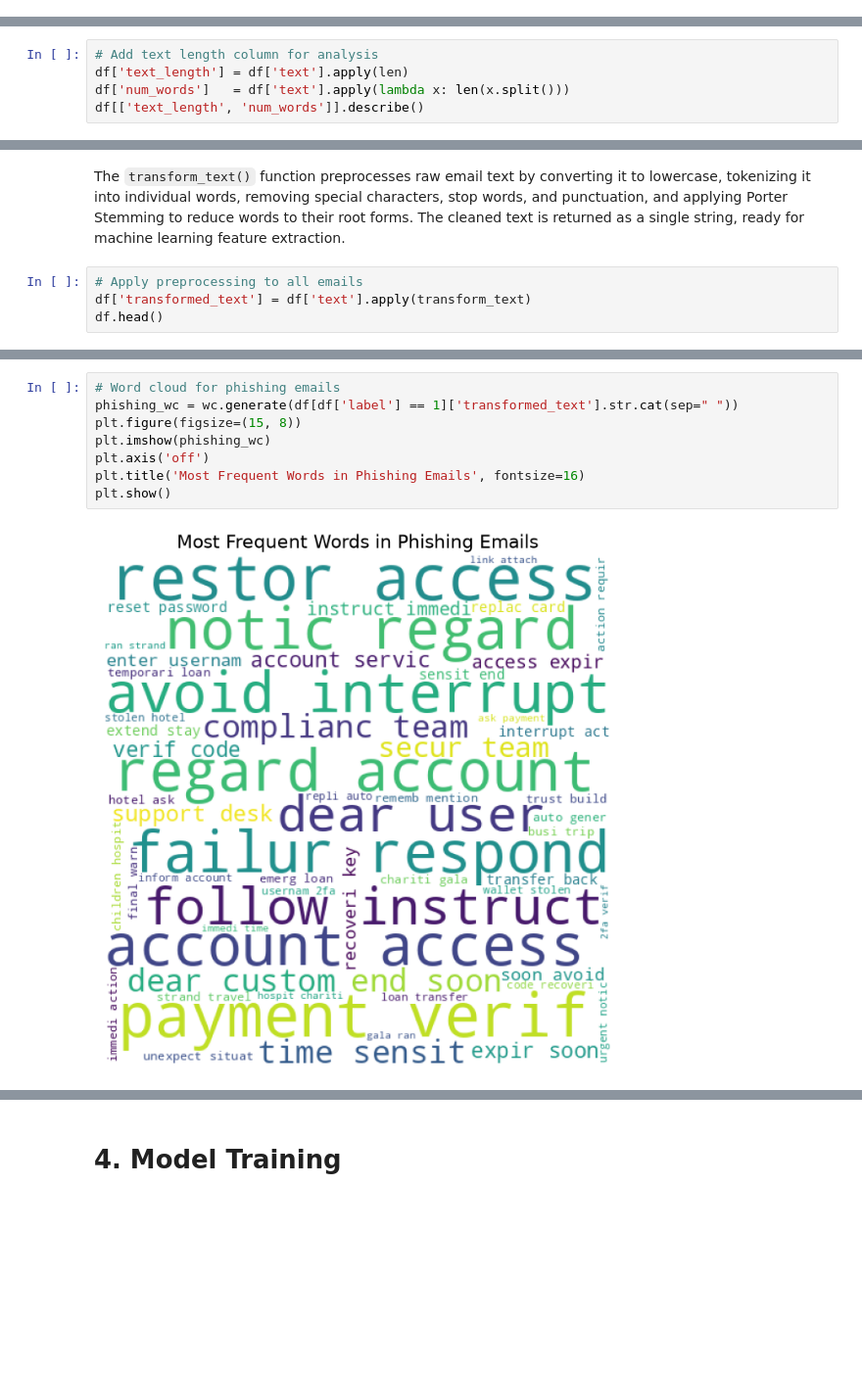
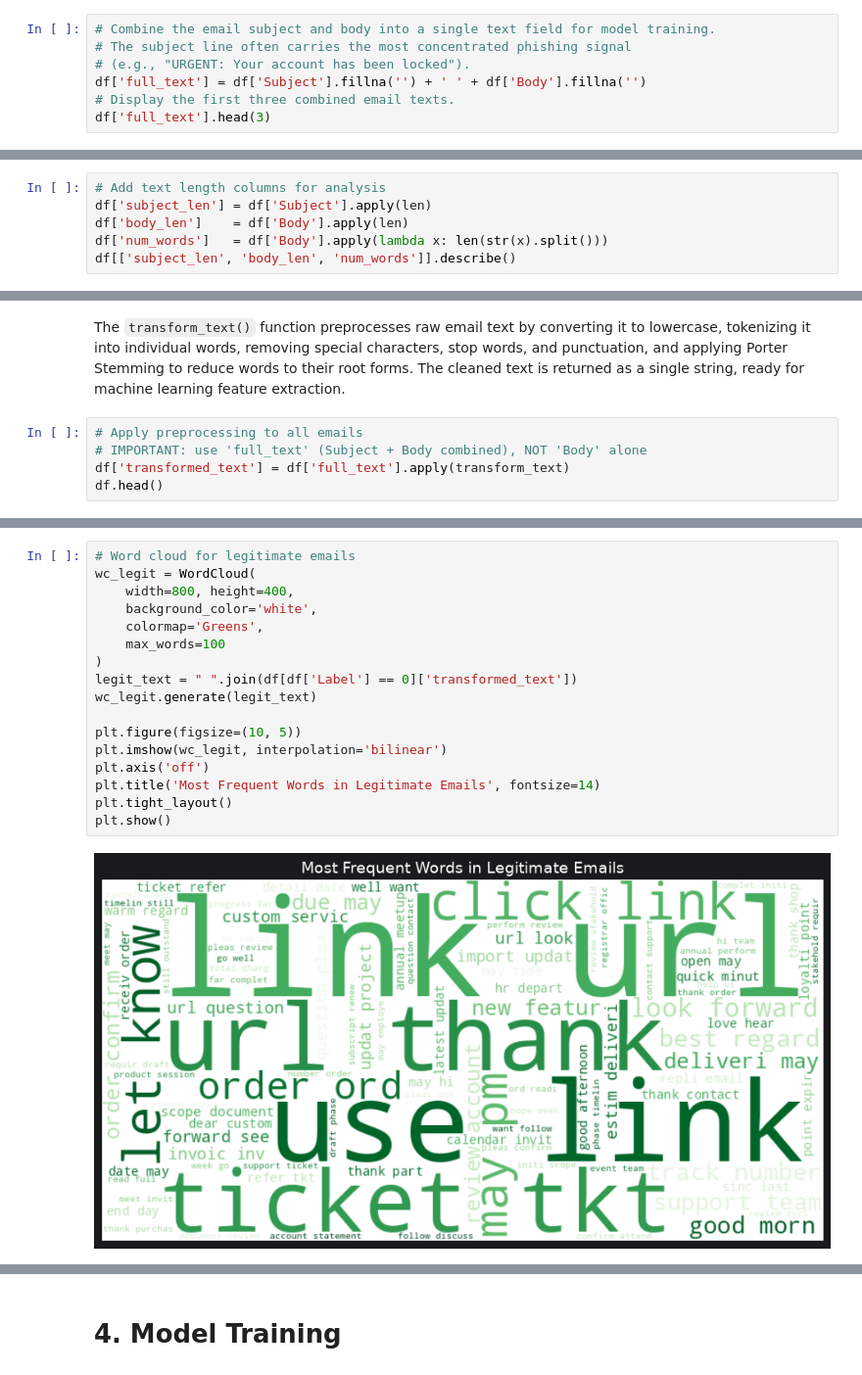
Before and after one commit to ShitalDhakal/PhishGuard, a Jupyter notebook: analyzer/services/ml_classifier.ipynb, the cells around one changed output, grey strips where cells are left out. Shown at 98% size. Cells and saved outputs as stored; diff of their text form; blank space fills up the shorter version.

```diff
--- a/analyzer/services/ml_classifier.ipynb
+++ b/analyzer/services/ml_classifier.ipynb
@@ -138 +124,8 @@ label
 Name: count, dtype: int64
+# %%
+# Combine the email subject and body into a single text field for model training.
+# The subject line often carries the most concentrated phishing signal
+# (e.g., "URGENT: Your account has been locked").
+df['full_text'] = df['Subject'].fillna('') + ' ' + df['Body'].fillna('')
+# Display the first three combined email texts.
+df['full_text'].head(3)
@@ -199,0 +198,6 @@ from known corpora and legitimate emails are sourced separately.
+# %%
+# Add text length columns for analysis
+df['subject_len'] = df['Subject'].apply(len)
+df['body_len']    = df['Body'].apply(len)
+df['num_words']   = df['Body'].apply(lambda x: len(str(x).split()))
+df[['subject_len', 'body_len', 'num_words']].describe()
@@ -249,5 +253,0 @@ Name: confidence, dtype: float64
-# %%
-# Add text length column for analysis
-df['text_length'] = df['text'].apply(len)
-df['num_words']   = df['text'].apply(lambda x: len(x.split()))
-df[['text_length', 'num_words']].describe()
@@ -478,6 +425,7 @@ and applying Porter Stemming to reduce words to their root forms.
 The cleaned text is returned as a single string, ready for machine learning feature extraction.
 # %%
 # Apply preprocessing to all emails
-df['transformed_text'] = df['text'].apply(transform_text)
+# IMPORTANT: use 'full_text' (Subject + Body combined), NOT 'Body' alone
+df['transformed_text'] = df['full_text'].apply(transform_text)
 df.head()
 # %% [output]
@@ -546,10 +516,19 @@ wc = WordCloud(width=500, height=500, min_font_size=10, background_color='white'
 # %%
-# Word cloud for phishing emails
-phishing_wc = wc.generate(df[df['label'] == 1]['transformed_text'].str.cat(sep=" "))
-plt.figure(figsize=(15, 8))
-plt.imshow(phishing_wc)
+# Word cloud for legitimate emails
+wc_legit = WordCloud(
+    width=800, height=400,
+    background_color='white',
+    colormap='Greens',
+    max_words=100
+)
+legit_text = " ".join(df[df['Label'] == 0]['transformed_text'])
+wc_legit.generate(legit_text)
+
+plt.figure(figsize=(10, 5))
+plt.imshow(wc_legit, interpolation='bilinear')
 plt.axis('off')
-plt.title('Most Frequent Words in Phishing Emails', fontsize=16)
+plt.title('Most Frequent Words in Legitimate Emails', fontsize=14)
+plt.tight_layout()
 plt.show()
 # %% [output]
-[figure, old version]
+[figure, new version]
```
Also changed, not shown: parts of 73 cells of this notebook, 4 other files.
